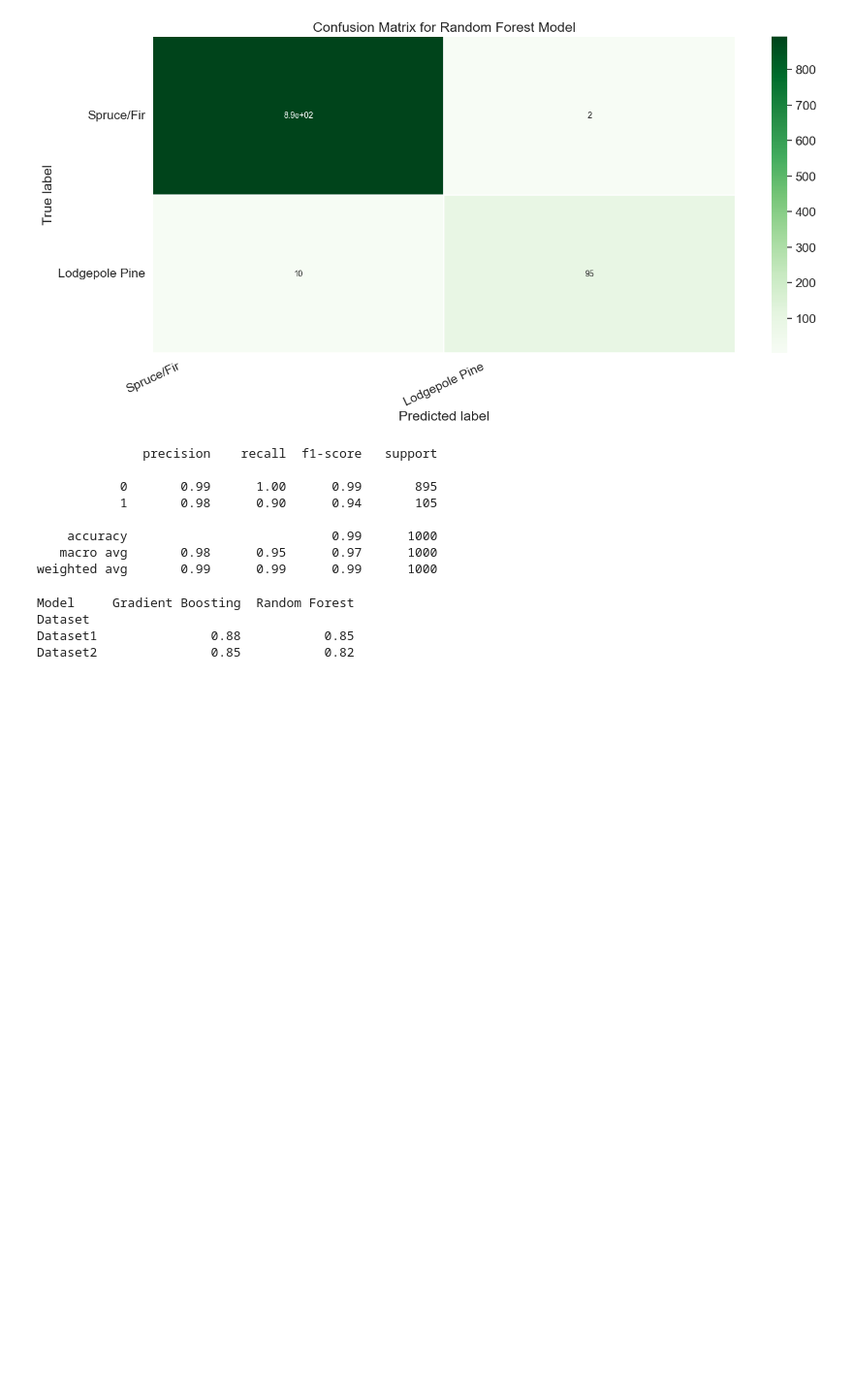
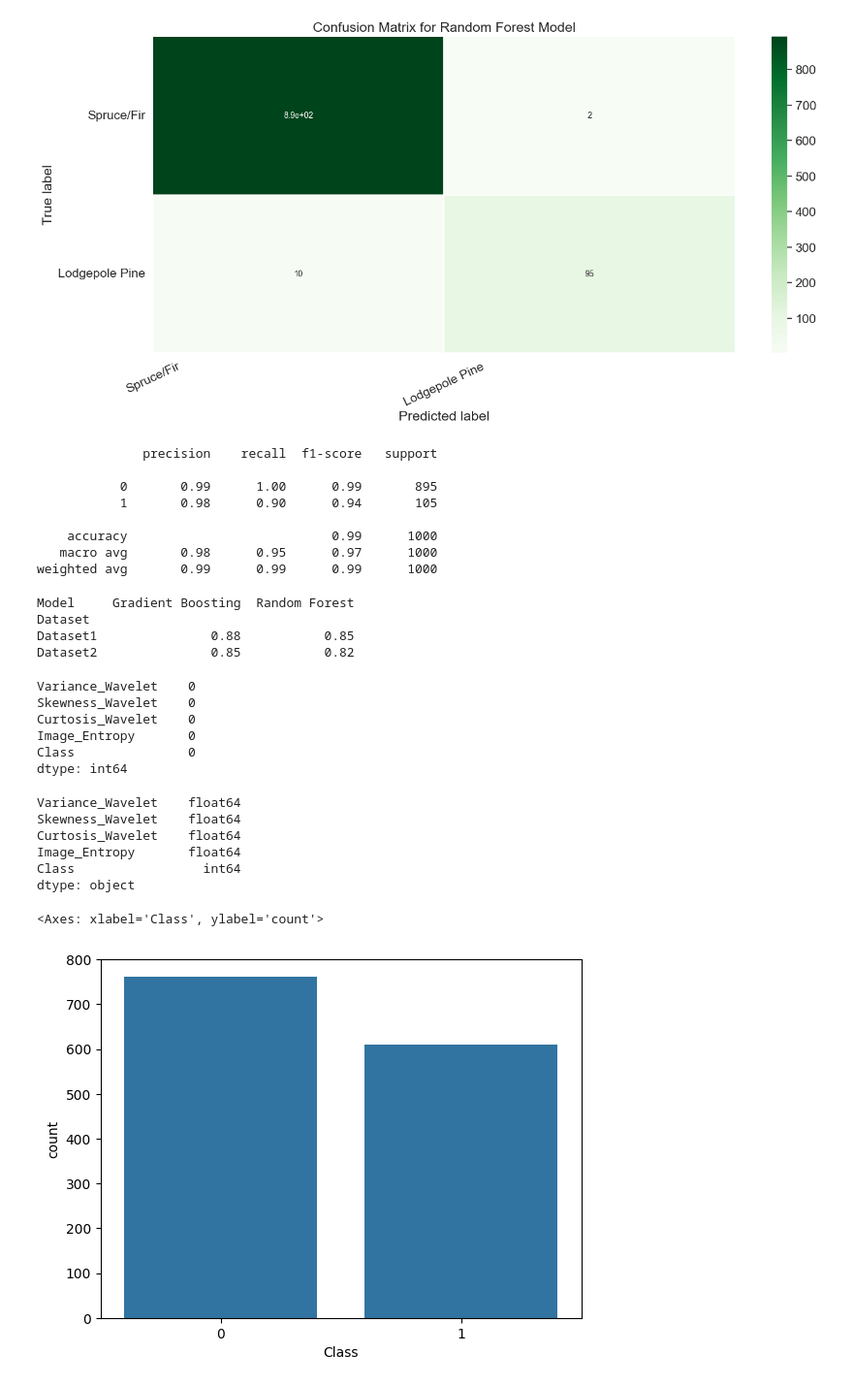
Before and after one commit to daniaahmedd/EnsembleLearning1, a Jupyter notebook: project1.ipynb, the cells around one changed output. Shown: that part at 97% size. Saved outputs shown, nothing was run; the diff lists cells and outputs as text; code cells hidden in the pictures; blank space fills up the shorter version.

```diff
--- a/project1.ipynb
+++ b/project1.ipynb
@@ -193,3 +197,28 @@ Model     Gradient Boosting  Random Forest
 Dataset
 Dataset1               0.88           0.85
 Dataset2               0.85           0.82
+# %%
+banknote_auth= pd.read_csv('data_banknote_authentication.csv')
+# %%
+banknote_auth.isnull().sum()
+# %% [output]
+Variance_Wavelet    0
+Skewness_Wavelet    0
+Curtosis_Wavelet    0
+Image_Entropy       0
+Class               0
+dtype: int64
+# %%
+banknote_auth.dtypes
+# %% [output]
+Variance_Wavelet    float64
+Skewness_Wavelet    float64
+Curtosis_Wavelet    float64
+Image_Entropy       float64
+Class                 int64
+dtype: object
+# %%
+sns.countplot(data=banknote_auth , x= 'Class')
+# %% [output]
+<Axes: xlabel='Class', ylabel='count'>
+[figure, added]
```
Also changed, not shown: parts of 15 cells of this notebook, 1 other file.
